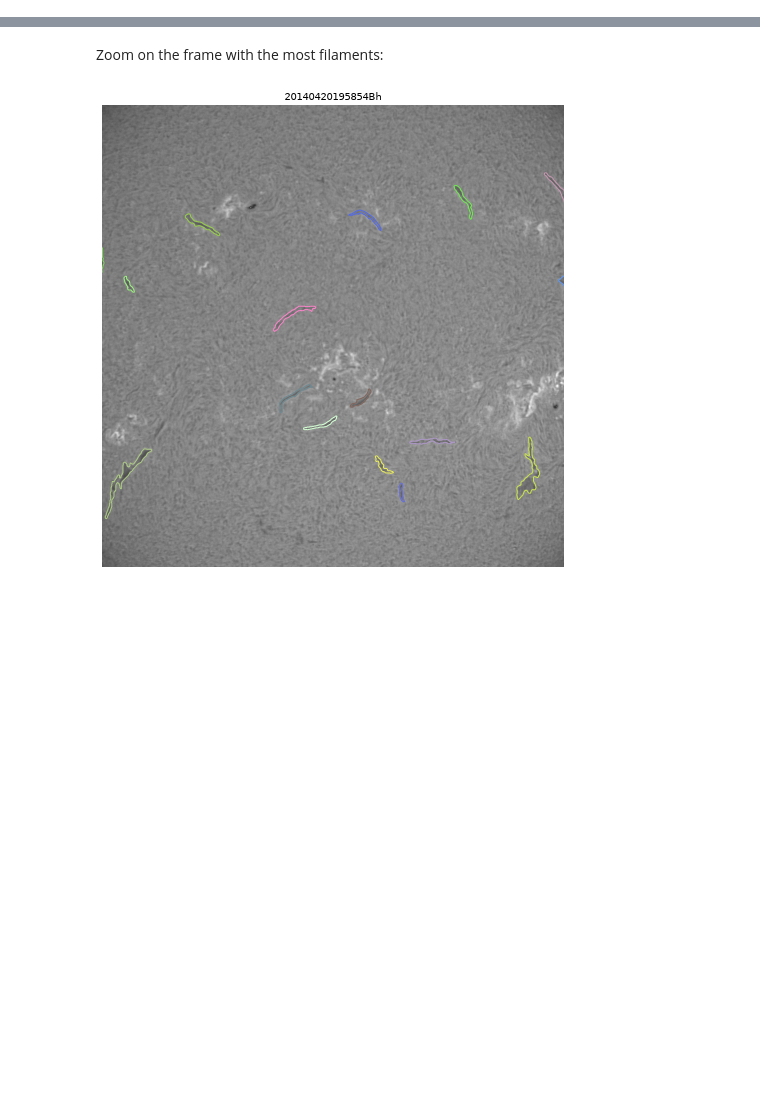
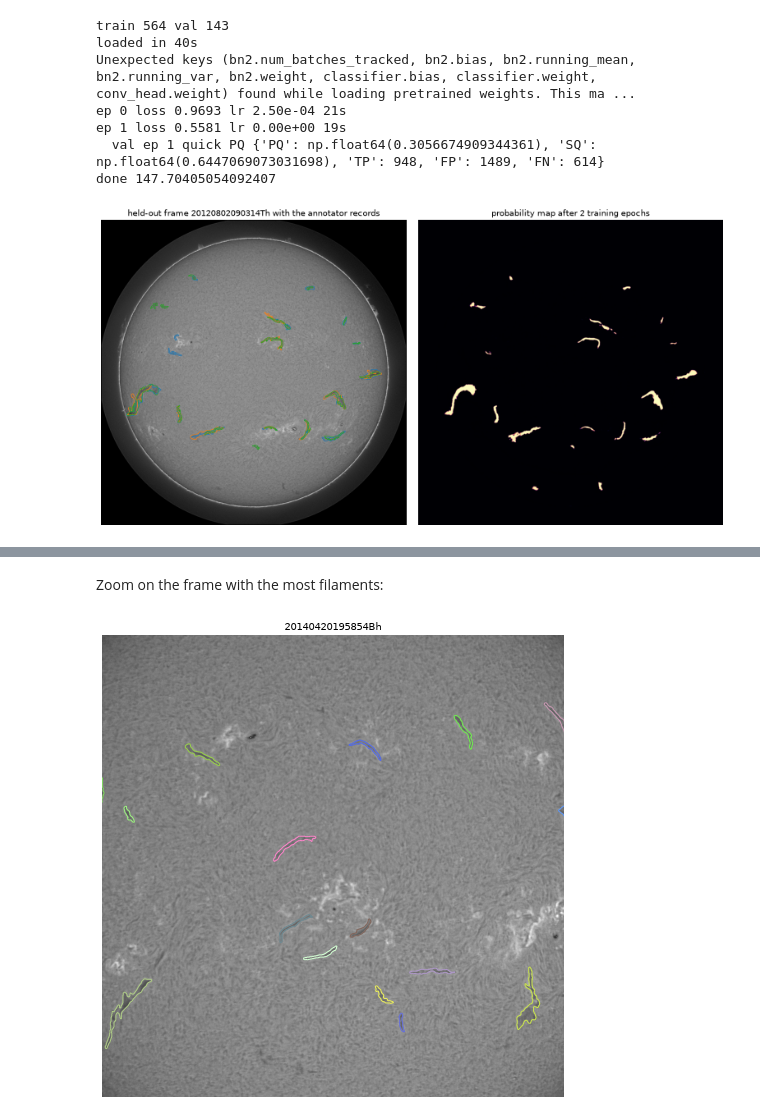
Before and after one commit to xiehuanyi/filament-segmentation-2026, a Jupyter notebook: demo.ipynb, the cells around one changed output, grey strips where cells are left out. Cells and saved outputs as stored; diff of their text form; code cells hidden in the pictures; blank space fills up the shorter version.

```diff
--- a/demo.ipynb
+++ b/demo.ipynb
@@ -28,0 +161,20 @@ frames: data/test/test_images | weights: weights | work: work_demo
+# %%
+from filseg.candidates import parse_member
+from filseg.dense import build
+weight = dict(parse_member(m) for m in cfg["ensemble"])
+src = P.runs if TRAIN_FROM_SCRATCH else os.path.join(P.weights, "dense")
+print(f"{'map':26s} {'encoder':24s} {'crop':>5s} {'norm':>5s} {'epochs':>6s} {'unlabelled':>10s} {'TTA':>4s}  ensemble weight")
+nparam = {}
+for name, m in cfg["maps"].items():
+    a = json.load(open(os.path.join(src, m["run"], "args_f0.json")))
+    enc = a["encoder"]
+    if enc not in nparam:
+        nparam[enc] = sum(p.numel() for p in build(a.get("arch", "Unet"), enc).parameters()) / 1e6
+    w = weight.get(name)
+    print(f"{name:26s} {enc.split('.')[0].replace('tu-tf_', ''):24s} {a['crop']:5d} {a.get('norm', 'z'):>5s} {a['epochs']:6d} "
+          f"{'yes' if a.get('pseudo') else '':>10s} {m['tta']:4d}  {w if w else 'extra rescorer channel only'}")
+print("U-Net parameters:", {e.split('.')[0].replace('tu-tf_', ''): f"{n:.1f} M" for e, n in nparam.items()})
+groups = cfg["rescorer"]["groups"]
+sizes = ", ".join(f"{k}: {len(g['members'])}" for k, g in groups.items())
+print(f"rescorers: {sum(len(g['members']) for g in groups.values())} networks in {len(groups)} groups ({sizes}); "
+      f"score = {1 - cfg['rescorer']['w_cnn']:.1f} x LightGBM + {cfg['rescorer']['w_cnn']:.1f} x rescorers, keep if > {cfg['tau']}")
@@ -28,0 +201,26 @@ frames: data/test/test_images | weights: weights | work: work_demo
+# %%
+if TRAIN_DEMO:
+    run([sys.executable, "-m", "filseg.train_dense", "--name", "demo_e1_2ep", "--fold", "0",
+         "--encoder", "tu-tf_efficientnetv2_s.in21k_ft_in1k", "--epochs", "2", "--tta", "1", "--no_test"])
+    va = [s for s in meta["stems"] if meta["folds"][s] == 0]
+    s = max(va, key=lambda x: sum(len(r) for r in gt[x]))
+    fig, ax = plt.subplots(1, 2, figsize=(13, 6.5))
+    ax[0].imshow(load_img(s), cmap="gray", vmin=0, vmax=255)
+    for i, rec in enumerate(gt[s]):
+        for r in rec:
+            ax[0].contour(mu.decode(r), levels=[0.5], colors=[TAB[i % 10]], linewidths=0.8)
+    ax[0].set_title(f"held-out frame {s} with the annotator records")
+    ax[1].imshow(cv2.imread(os.path.join(P.maps, "demo_e1_2ep", "oof", f"{s}.png"), 0), cmap="magma", vmin=0, vmax=255)
+    ax[1].set_title("probability map after 2 training epochs")
+    for a in ax:
+        a.axis("off")
+    plt.tight_layout(); plt.show()
+# %% [output]
+train 564 val 143
+loaded in 40s
+Unexpected keys (bn2.num_batches_tracked, bn2.bias, bn2.running_mean, bn2.running_var, bn2.weight, classifier.bias, classifier.weight, conv_head.weight) found while loading pretrained weights. This ma ...
+ep 0 loss 0.9693 lr 2.50e-04 21s
+ep 1 loss 0.5581 lr 0.00e+00 19s
+  val ep 1 quick PQ {'PQ': np.float64(0.3056674909344361), 'SQ': np.float64(0.6447069073031698), 'TP': 948, 'FP': 1489, 'FN': 614}
+done 147.70405054092407
+[figure, added]
```
Also changed, not shown: parts of 32 cells of this notebook, 6 other files.
